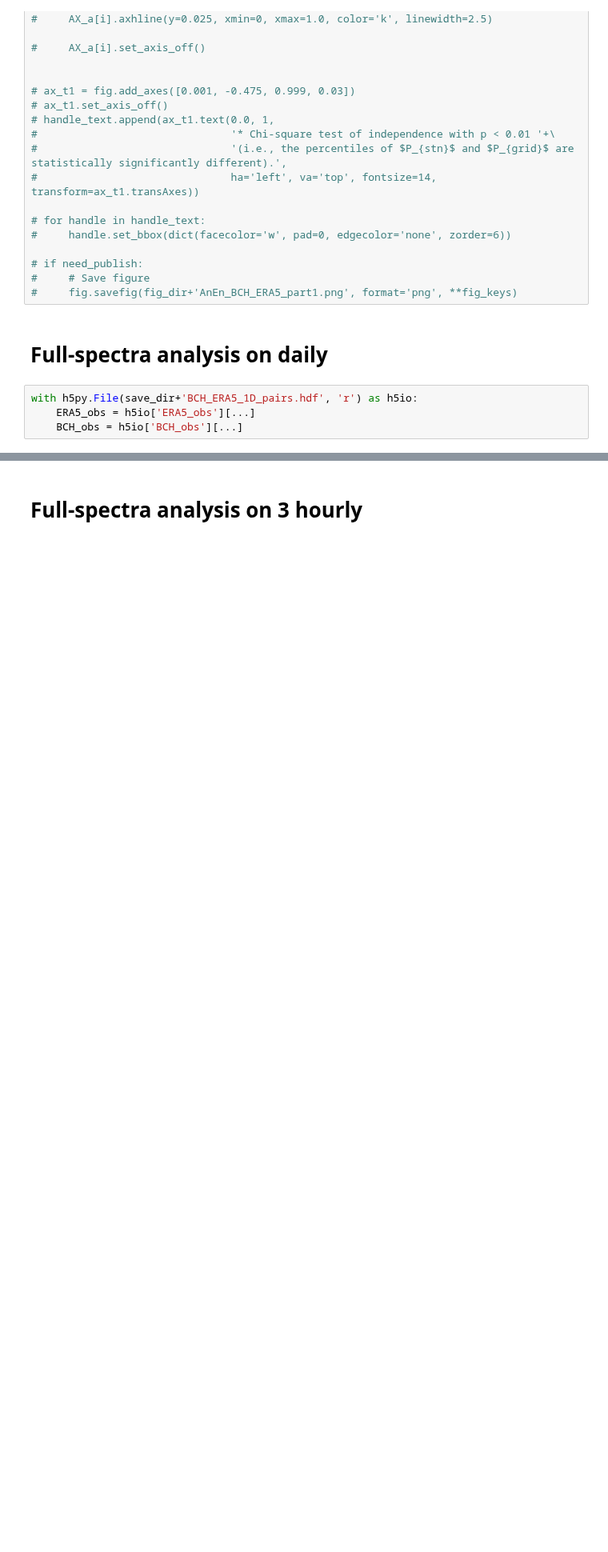
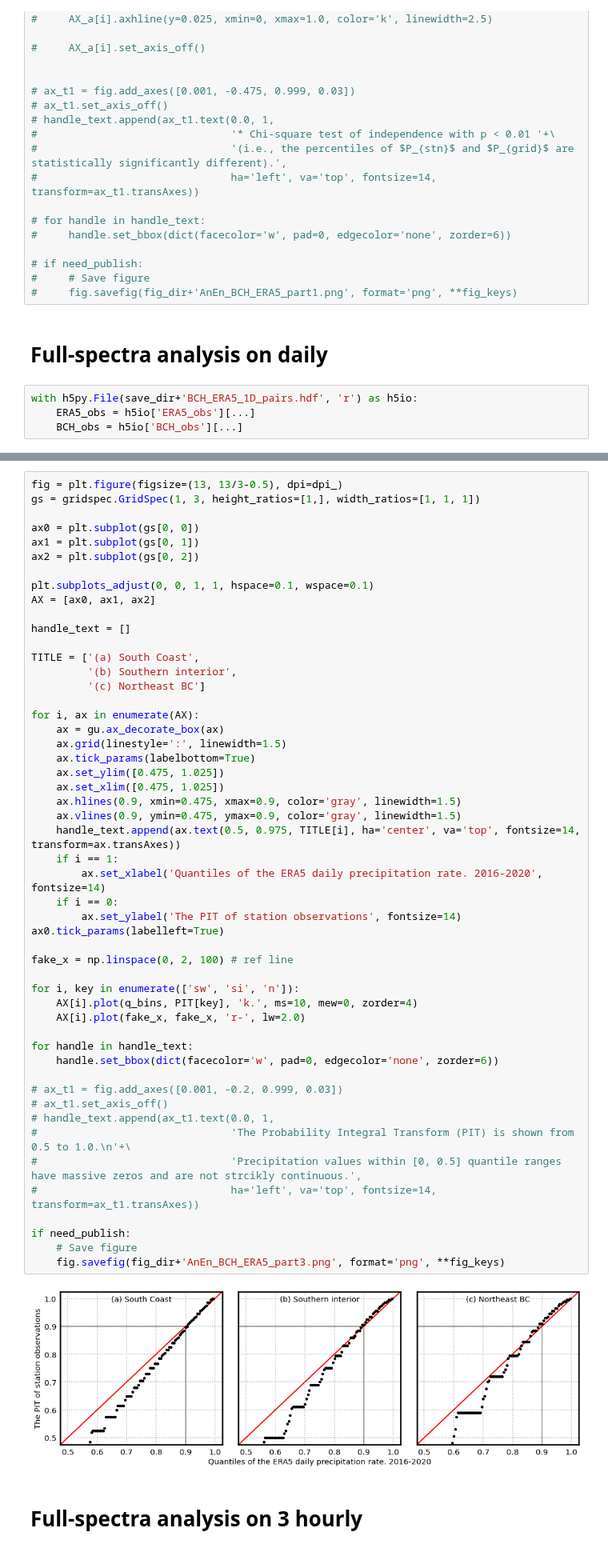
Before and after one commit to yingkaisha/rainbow, a Jupyter notebook: publish/PLOT_BCH_ERA5_stats_comparisons.ipynb, the cells around one changed output, grey strips where cells are left out. Shown at 80% size. Drawn from its saved outputs; the diff is of its cells as text; blank space fills up the shorter version.

```diff
--- a/publish/PLOT_BCH_ERA5_stats_comparisons.ipynb
+++ b/publish/PLOT_BCH_ERA5_stats_comparisons.ipynb
@@ -436,6 +453,59 @@ if need_publish:
     fig.savefig(fig_dir+'AnEn_BCH_ERA5_part1.png', format='png', **fig_keys)
 # %% [output]
 [figure]
+# %%
+fig = plt.figure(figsize=(13, 13/3-0.5), dpi=dpi_)
+gs = gridspec.GridSpec(1, 3, height_ratios=[1,], width_ratios=[1, 1, 1])
+
+ax0 = plt.subplot(gs[0, 0])
+ax1 = plt.subplot(gs[0, 1])
+ax2 = plt.subplot(gs[0, 2])
+
+plt.subplots_adjust(0, 0, 1, 1, hspace=0.1, wspace=0.1)
+AX = [ax0, ax1, ax2]
+
+handle_text = []
+
+TITLE = ['(a) South Coast',
+         '(b) Southern interior',
+         '(c) Northeast BC']
+
+for i, ax in enumerate(AX):
+    ax = gu.ax_decorate_box(ax)
+    ax.grid(linestyle=':', linewidth=1.5)
+    ax.tick_params(labelbottom=True)
+    ax.set_ylim([0.475, 1.025])
+    ax.set_xlim([0.475, 1.025])
+    ax.hlines(0.9, xmin=0.475, xmax=0.9, color='gray', linewidth=1.5)
+    ax.vlines(0.9, ymin=0.475, ymax=0.9, color='gray', linewidth=1.5)
+    handle_text.append(ax.text(0.5, 0.975, TITLE[i], ha='center', va='top', fontsize=14, transform=ax.transAxes))
+    if i == 1:
+        ax.set_xlabel('Quantiles of the ERA5 daily precipitation rate. 2016-2020', fontsize=14)
+    if i == 0:
+        ax.set_ylabel('The PIT of station observations', fontsize=14)
+ax0.tick_params(labelleft=True)
+
+fake_x = np.linspace(0, 2, 100) # ref line
+
+for i, key in enumerate(['sw', 'si', 'n']):
+    AX[i].plot(q_bins, PIT[key], 'k.', ms=10, mew=0, zorder=4)
+    AX[i].plot(fake_x, fake_x, 'r-', lw=2.0)
+
+for handle in handle_text:
+    handle.set_bbox(dict(facecolor='w', pad=0, edgecolor='none', zorder=6))
+
+# ax_t1 = fig.add_axes([0.001, -0.2, 0.999, 0.03])
+# ax_t1.set_axis_off()
+# handle_text.append(ax_t1.text(0.0, 1,
+#                               'The Probability Integral Transform (PIT) is shown from 0.5 to 1.0.\n'+\
+#                               'Precipitation values within [0, 0.5] quantile ranges have massive zeros and are not strcikly continuous.',
+#                               ha='left', va='top', fontsize=14, transform=ax_t1.transAxes))
+
+if need_publish:
+    # Save figure
+    fig.savefig(fig_dir+'AnEn_BCH_ERA5_part3.png', format='png', **fig_keys)
+# %% [output]
+[figure, added]
 # %% [markdown]
 # Full-spectra analysis on 3 hourly
 # %%
```
Also changed, not shown: parts of 6 cells of this notebook.
